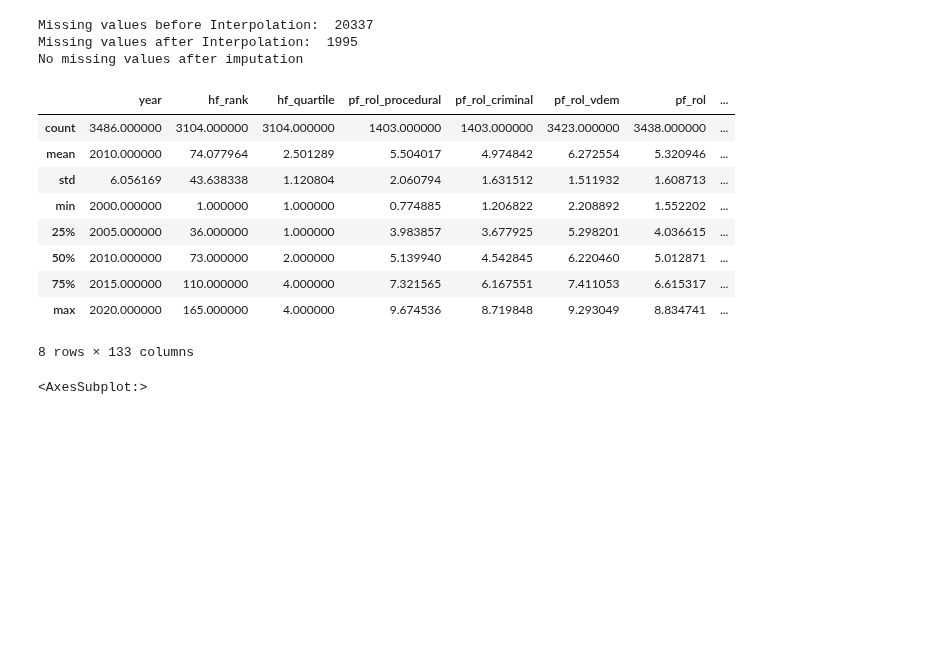
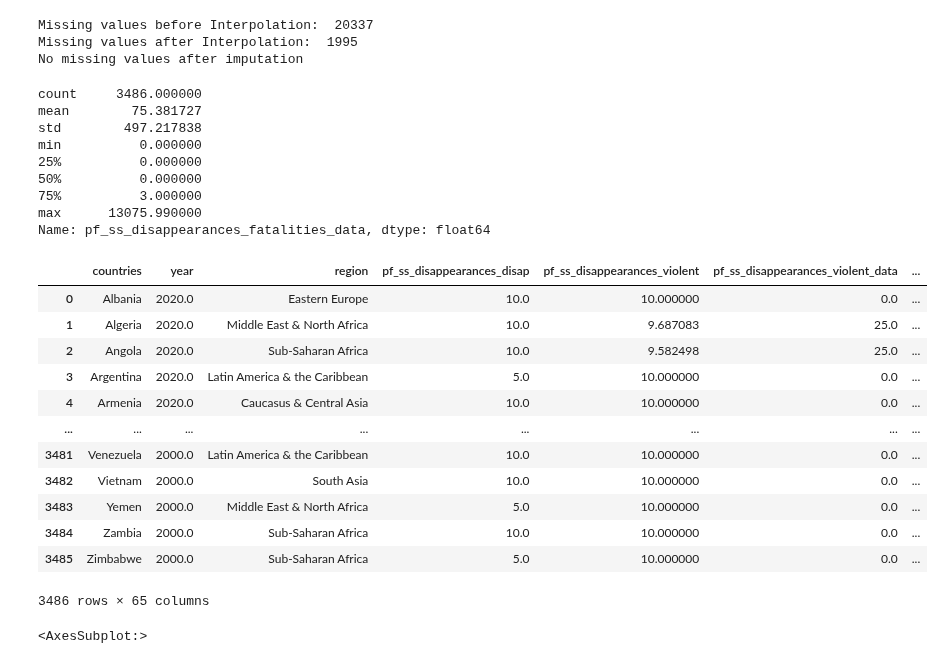
Before and after one commit to albertbanke/thesis_missing_data_2023, a Jupyter notebook: 1. Data preprocessing.ipynb, the cells around one changed output. Drawn from its saved outputs; the diff is of its cells as text; code cells hidden in the pictures; blank space fills up the shorter version.

```diff
--- a/1. Data preprocessing.ipynb
+++ b/1. Data preprocessing.ipynb
@@ -484,18 +485,33 @@ Missing values before Interpolation:  20337
 Missing values after Interpolation:  1995
 No missing values after imputation
 # %%
-df_attributes.describe()
+df_attributes.pf_ss_disappearances_fatalities_data.describe()
 # %% [output]
-|  | year | hf_rank | hf_quartile | pf_rol_procedural | pf_rol_criminal | pf_rol_vdem | pf_rol | ... |
-| count | 3486.000000 | 3104.000000 | 3104.000000 | 1403.000000 | 1403.000000 | 3423.000000 | 3438.000000 | ... |
-| mean | 2010.000000 | 74.077964 | 2.501289 | 5.504017 | 4.974842 | 6.272554 | 5.320946 | ... |
-| std | 6.056169 | 43.638338 | 1.120804 | 2.060794 | 1.631512 | 1.511932 | 1.608713 | ... |
-| min | 2000.000000 | 1.000000 | 1.000000 | 0.774885 | 1.206822 | 2.208892 | 1.552202 | ... |
-| 25% | 2005.000000 | 36.000000 | 1.000000 | 3.983857 | 3.677925 | 5.298201 | 4.036615 | ... |
-| 50% | 2010.000000 | 73.000000 | 2.000000 | 5.139940 | 4.542845 | 6.220460 | 5.012871 | ... |
-| 75% | 2015.000000 | 110.000000 | 4.000000 | 7.321565 | 6.167551 | 7.411053 | 6.615317 | ... |
-| max | 2020.000000 | 165.000000 | 4.000000 | 9.674536 | 8.719848 | 9.293049 | 8.834741 | ... |
-8 rows × 133 columns
+count     3486.000000
+mean        75.381727
+std        497.217838
+min          0.000000
+25%          0.000000
+50%          0.000000
+75%          3.000000
+max      13075.990000
+Name: pf_ss_disappearances_fatalities_data, dtype: float64
+# %%
+df_attributes
+# %% [output]
+|  | countries | year | region | pf_ss_disappearances_disap | pf_ss_disappearances_violent | pf_ss_disappearances_violent_data | ... |
+| 0 | Albania | 2020.0 | Eastern Europe | 10.0 | 10.000000 | 0.0 | ... |
+| 1 | Algeria | 2020.0 | Middle East & North Africa | 10.0 | 9.687083 | 25.0 | ... |
+| 2 | Angola | 2020.0 | Sub-Saharan Africa | 10.0 | 9.582498 | 25.0 | ... |
+| 3 | Argentina | 2020.0 | Latin America & the Caribbean | 5.0 | 10.000000 | 0.0 | ... |
+| 4 | Armenia | 2020.0 | Caucasus & Central Asia | 10.0 | 10.000000 | 0.0 | ... |
+| ... | ... | ... | ... | ... | ... | ... | ... |
+| 3481 | Venezuela | 2000.0 | Latin America & the Caribbean | 10.0 | 10.000000 | 0.0 | ... |
+| 3482 | Vietnam | 2000.0 | South Asia | 10.0 | 10.000000 | 0.0 | ... |
+| 3483 | Yemen | 2000.0 | Middle East & North Africa | 5.0 | 10.000000 | 0.0 | ... |
+| 3484 | Zambia | 2000.0 | Sub-Saharan Africa | 10.0 | 10.000000 | 0.0 | ... |
+| 3485 | Zimbabwe | 2000.0 | Sub-Saharan Africa | 5.0 | 10.000000 | 0.0 | ... |
+3486 rows × 65 columns
 # %%
 # Check for completeness after imputation
 msno.matrix(df_attributes)
```
Also changed, not shown: parts of 4 cells of this notebook.
